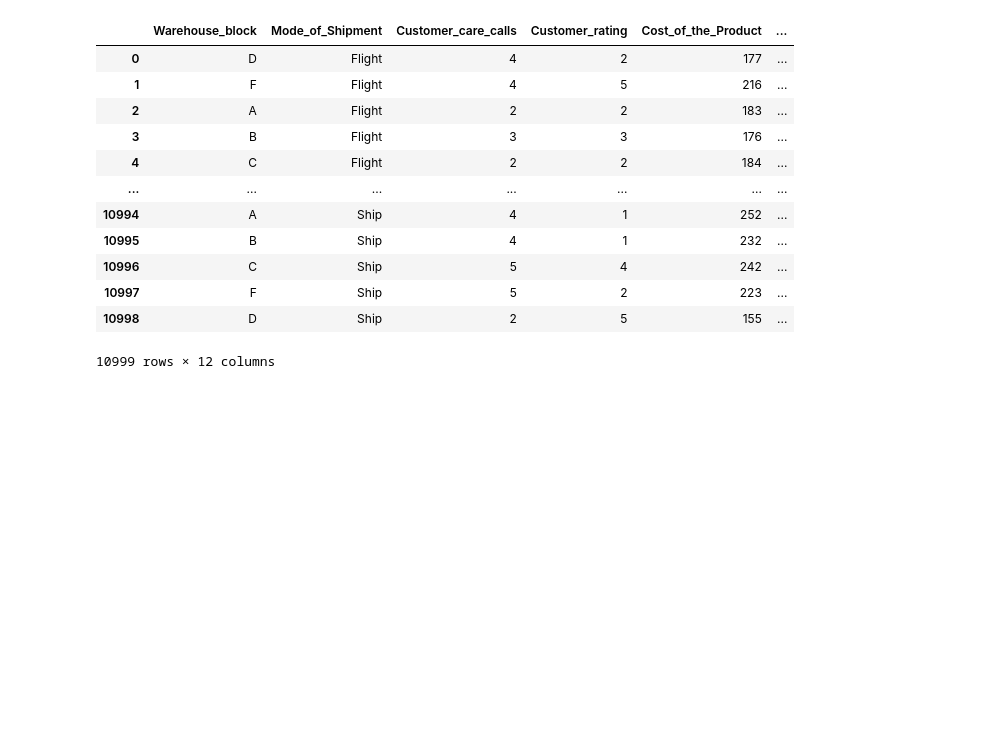
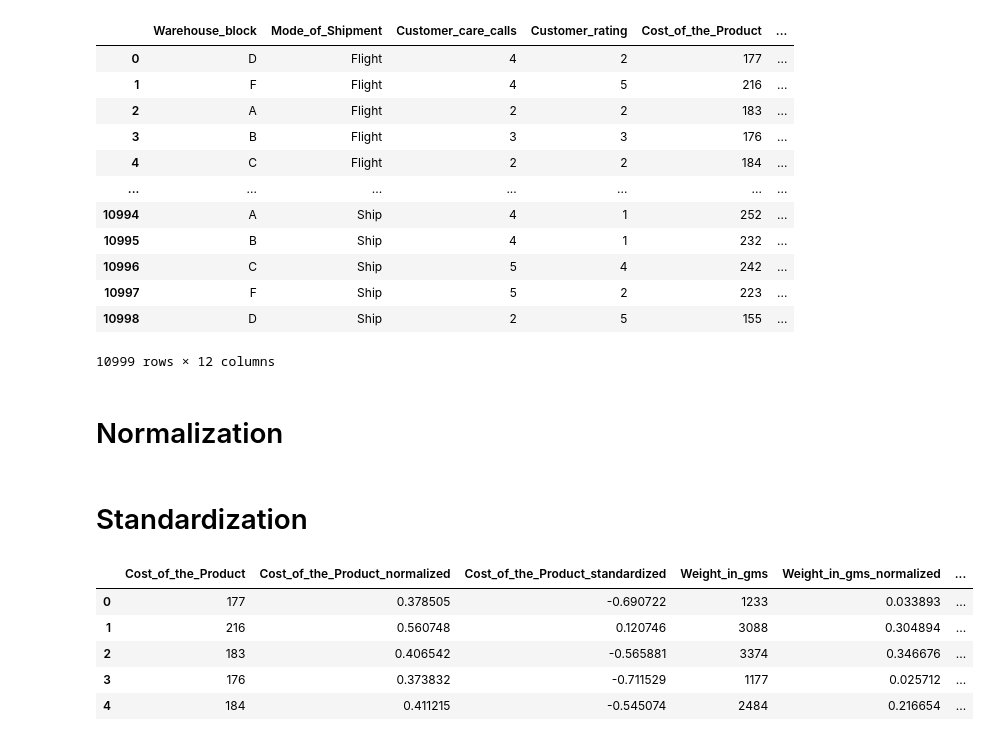
Before and after one commit to Atabeydem/477_Project, a Jupyter notebook: CE 477.ipynb, the cells around one changed output. Drawn from its saved outputs; the diff is of its cells as text; code cells hidden in the pictures; blank space fills up the shorter version.

Commit message:
Add files via upload
Normalization and Standardization done

```diff
--- a/CE 477.ipynb
+++ b/CE 477.ipynb
@@ -152,3 +152,5 @@ data
 | 10997 | F | Ship | 5 | 2 | 223 | ... |
 | 10998 | D | Ship | 2 | 5 | 155 | ... |
 10999 rows × 12 columns
+# %% [markdown]
+# Normalization
@@ -154,0 +159,21 @@ data
+# %%
+min_max_scaler = MinMaxScaler()
+standard_scaler = StandardScaler()
+
+data['Cost_of_the_Product_normalized'] = min_max_scaler.fit_transform(data[['Cost_of_the_Product']])
+data['Weight_in_gms_normalized'] = min_max_scaler.fit_transform(data[['Weight_in_gms']])
+# %% [markdown]
+# Standardization
+# %%
+data['Cost_of_the_Product_standardized'] = standard_scaler.fit_transform(data[['Cost_of_the_Product']])
+data['Weight_in_gms_standardized'] = standard_scaler.fit_transform(data[['Weight_in_gms']])
+# %%
+data[['Cost_of_the_Product', 'Cost_of_the_Product_normalized', 'Cost_of_the_Product_standardized',
+      'Weight_in_gms', 'Weight_in_gms_normalized', 'Weight_in_gms_standardized']].head()
+# %% [output]
+|  | Cost_of_the_Product | Cost_of_the_Product_normalized | Cost_of_the_Product_standardized | Weight_in_gms | Weight_in_gms_normalized | ... |
+| 0 | 177 | 0.378505 | -0.690722 | 1233 | 0.033893 | ... |
+| 1 | 216 | 0.560748 | 0.120746 | 3088 | 0.304894 | ... |
+| 2 | 183 | 0.406542 | -0.565881 | 3374 | 0.346676 | ... |
+| 3 | 176 | 0.373832 | -0.711529 | 1177 | 0.025712 | ... |
+| 4 | 184 | 0.411215 | -0.545074 | 2484 | 0.216654 | ... |
```
Also changed, not shown: parts of 7 cells of this notebook.
